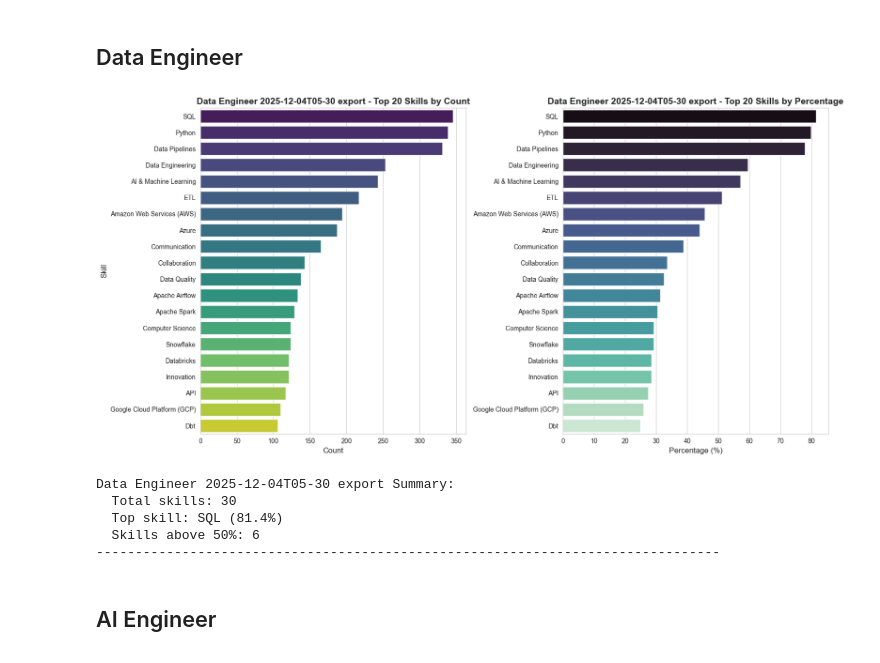
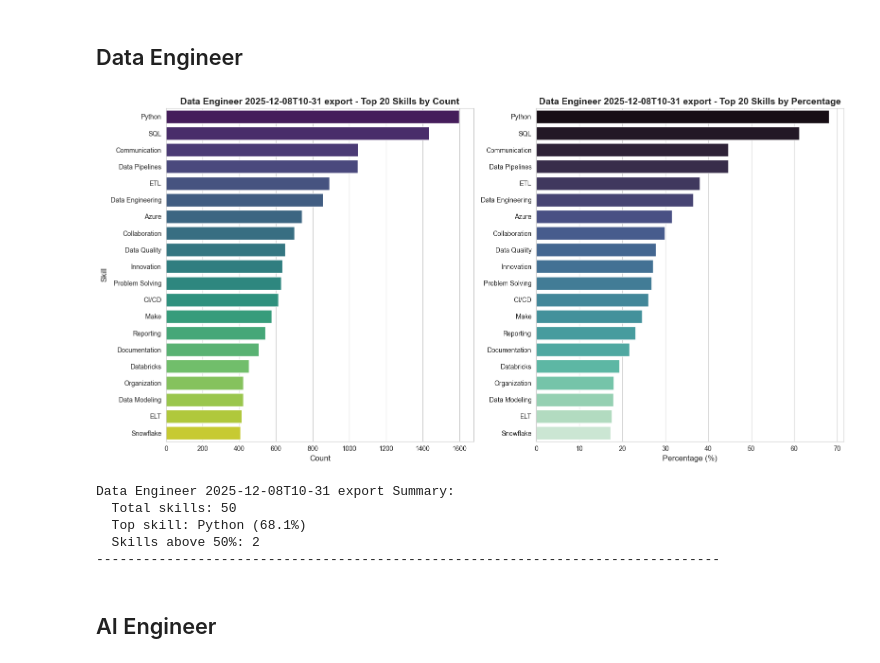
Before and after one commit to Codebasics-Content/job-scrapper, a Jupyter notebook: data/Analysis_Report/data_visualizer.ipynb, the cells around one changed output. Drawn from its saved outputs; the diff is of its cells as text; code cells hidden in the pictures.

```diff
--- a/data/Analysis_Report/data_visualizer.ipynb
+++ b/data/Analysis_Report/data_visualizer.ipynb
@@ -23,9 +21,14 @@ Requirement already satisfied: six>=1.5 in c:\users\gaurav\appdata\local\program
 import pandas as pd
 import matplotlib.pyplot as plt
 import seaborn as sns
-import os
 from pathlib import Path
 
 # Set style
 sns.set_style("whitegrid")
 plt.rcParams['figure.figsize'] = (12, 8)
+
+# CSV directory = same folder as this notebook
+# Works on Windows, Linux, Mac
+csv_dir = Path('.')
+
+print(f"CSV Directory: {csv_dir.resolve()}")
@@ -81,13 +86,13 @@ Data Analyst 2025-12-04T05-28 export Summary:
 # %% [markdown]
 ## Data Engineer
 # %%
-visualize_skills(csv_dir / 'Data_Engineer/Data_Engineer_2025-12-04T05-30_export.csv')
+visualize_skills(csv_dir / 'Data_Engineer/Data_Engineer_2025-12-08T10-31_export.csv')
 # %% [output]
-[figure, old version]
+[figure, new version]
-Data Engineer 2025-12-04T05-30 export Summary:
-  Total skills: 30
-  Top skill: SQL (81.4%)
-  Skills above 50%: 6
+Data Engineer 2025-12-08T10-31 export Summary:
+  Total skills: 50
+  Top skill: Python (68.1%)
+  Skills above 50%: 2
 --------------------------------------------------------------------------------
 # %% [markdown]
 ## AI Engineer
```
Also changed, not shown: parts of 2 cells of this notebook, 5 other files.
